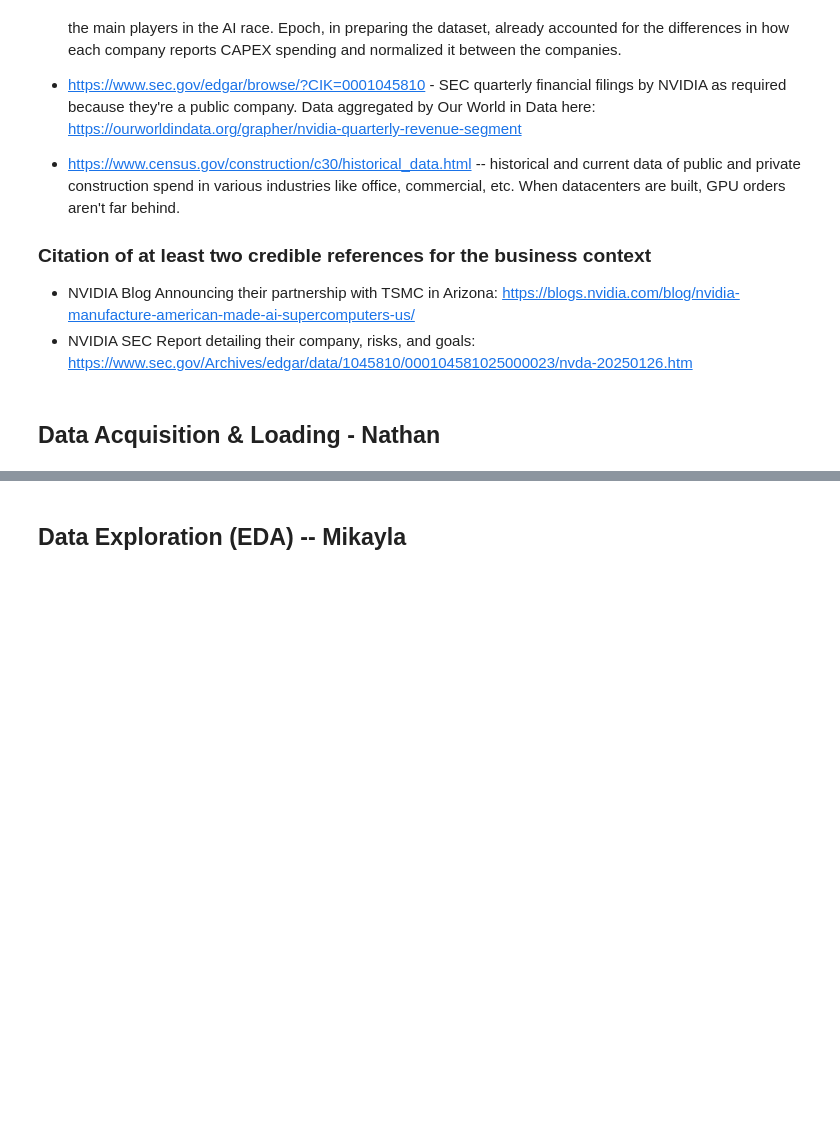
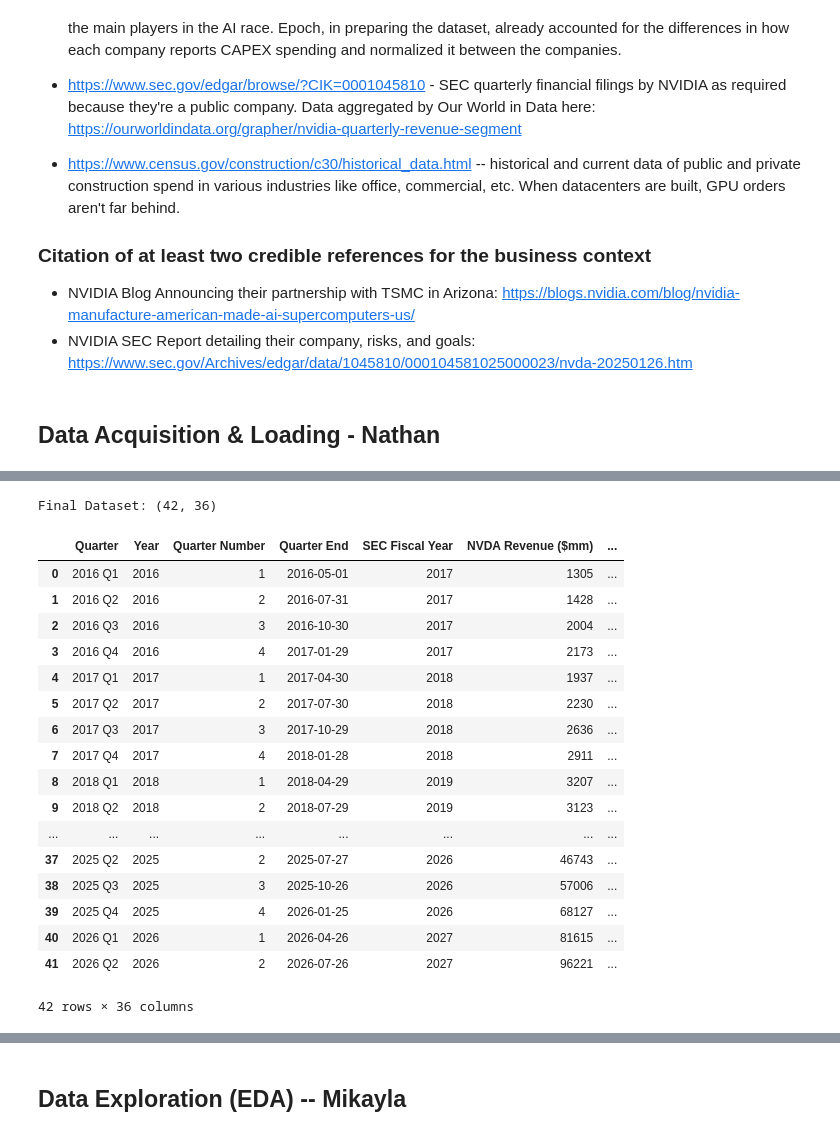
Before and after one commit to mikahamelin-gif/IS-4487-final-project-nvidia, a Jupyter notebook: IS_4487_Final_Project_Notebook.ipynb, the cells around one changed output, grey strips where cells are left out. Saved outputs shown, nothing was run; the diff lists cells and outputs as text; code cells hidden in the pictures; blank space fills up the shorter version.

```diff
--- a/IS_4487_Final_Project_Notebook.ipynb
+++ b/IS_4487_Final_Project_Notebook.ipynb
@@ -118,0 +56,36 @@ Cleaned Dataset: (43, 32)
+# %%
+
+file = "/content/NVDA_Quarterly_Demand_Drivers.xlsx"
+
+df = pd.read_excel(file, sheet_name="AI Chip Demand Drivers")
+
+# Remove source and status columns
+df = df.loc[:, ~df.columns.astype(str).str.contains("source|status|verification|precision", case=False)]
+
+# Comment out the line above to view sources and status information
+
+df = df.sort_values(["Year", "Quarter Number"])
+df = df.reset_index(drop=True)
+
+print("Final Dataset:", df.shape)
+display(df)
+# %% [output]
+Final Dataset: (42, 36)
+|  | Quarter | Year | Quarter Number | Quarter End | SEC Fiscal Year | NVDA Revenue ($mm) | ... |
+| 0 | 2016 Q1 | 2016 | 1 | 2016-05-01 | 2017 | 1305 | ... |
+| 1 | 2016 Q2 | 2016 | 2 | 2016-07-31 | 2017 | 1428 | ... |
+| 2 | 2016 Q3 | 2016 | 3 | 2016-10-30 | 2017 | 2004 | ... |
+| 3 | 2016 Q4 | 2016 | 4 | 2017-01-29 | 2017 | 2173 | ... |
+| 4 | 2017 Q1 | 2017 | 1 | 2017-04-30 | 2018 | 1937 | ... |
+| 5 | 2017 Q2 | 2017 | 2 | 2017-07-30 | 2018 | 2230 | ... |
+| 6 | 2017 Q3 | 2017 | 3 | 2017-10-29 | 2018 | 2636 | ... |
+| 7 | 2017 Q4 | 2017 | 4 | 2018-01-28 | 2018 | 2911 | ... |
+| 8 | 2018 Q1 | 2018 | 1 | 2018-04-29 | 2019 | 3207 | ... |
+| 9 | 2018 Q2 | 2018 | 2 | 2018-07-29 | 2019 | 3123 | ... |
+| ... | ... | ... | ... | ... | ... | ... | ... |
+| 37 | 2025 Q2 | 2025 | 2 | 2025-07-27 | 2026 | 46743 | ... |
+| 38 | 2025 Q3 | 2025 | 3 | 2025-10-26 | 2026 | 57006 | ... |
+| 39 | 2025 Q4 | 2025 | 4 | 2026-01-25 | 2026 | 68127 | ... |
+| 40 | 2026 Q1 | 2026 | 1 | 2026-04-26 | 2027 | 81615 | ... |
+| 41 | 2026 Q2 | 2026 | 2 | 2026-07-26 | 2027 | 96221 | ... |
+42 rows × 36 columns
```
Also changed, not shown: parts of 4 cells of this notebook.
